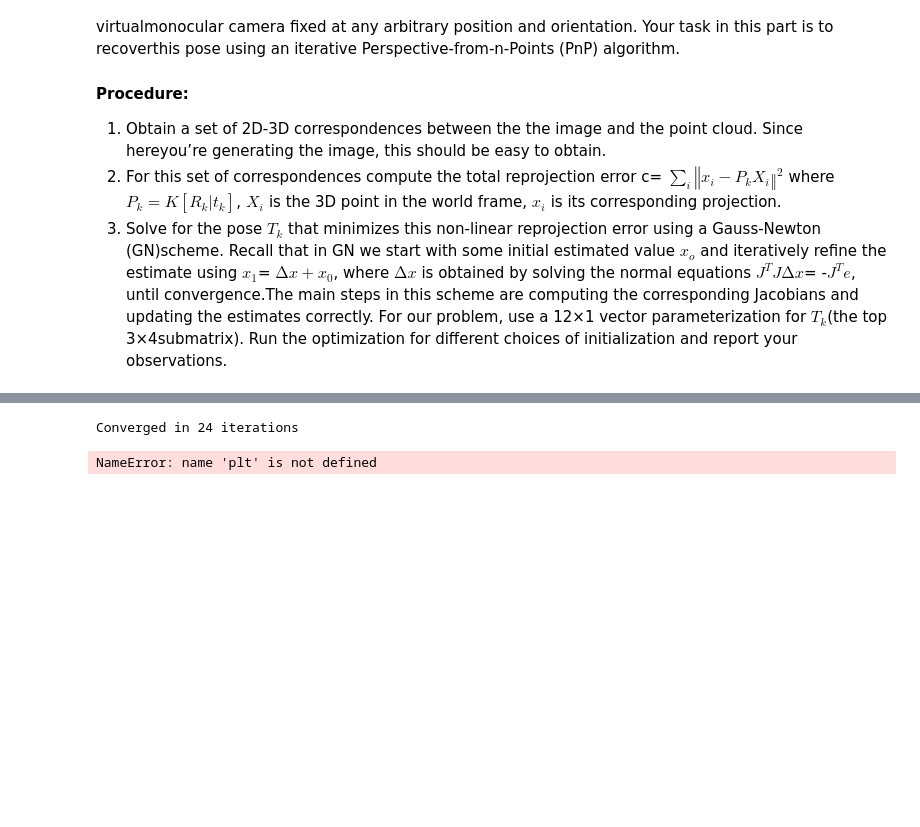
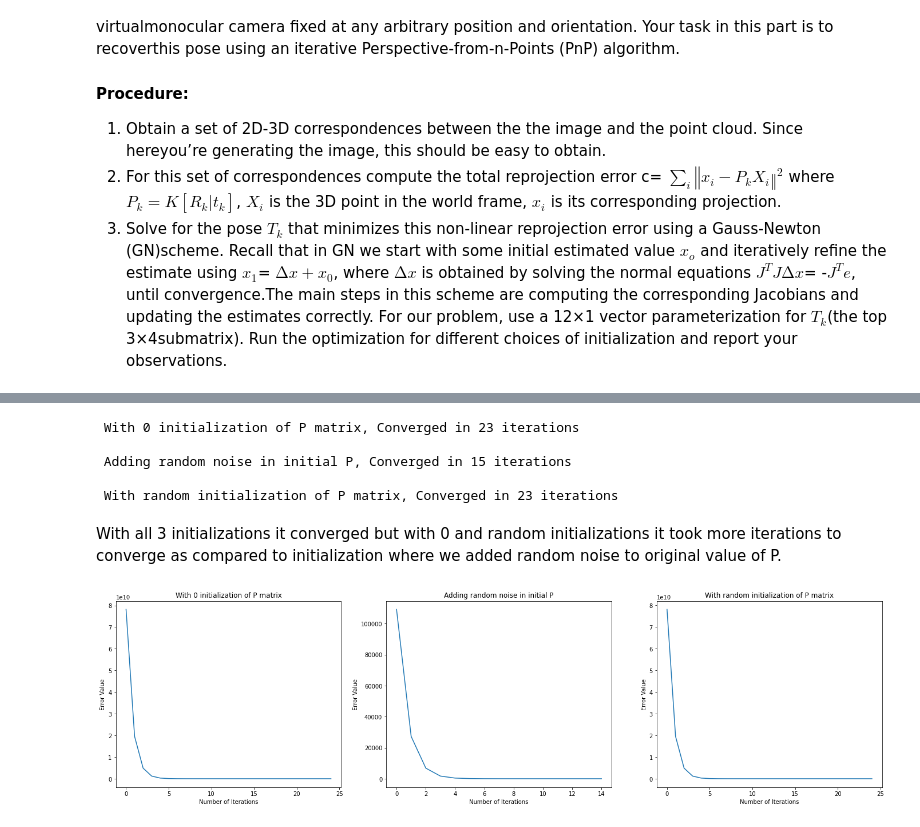
Before and after one commit to KanishAnand/Stereo-Vision-and-PnP, a Jupyter notebook: Project_2.ipynb, the cells around one changed output, grey strips where cells are left out. Drawn from its saved outputs; the diff is of its cells as text; code cells hidden in the pictures; blank space fills up the shorter version.

```diff
--- a/Project_2.ipynb
+++ b/Project_2.ipynb
@@ -201,5 +193,5 @@ import random
 # %%
-points = np.asarray(pcd.points)
+points = np.asarray(combined_pc.points)
 points_3d = []
 points_2d = []
 
@@ -250,33 +270,40 @@ def jacobian(points_2d, points_3d, P):
-# %%
-# initialize by adding random noise in original P
-# proj = P.reshape((12,1)) + np.random.normal(mu, sigma, (12,1))
-proj = np.zeros((12,1))
-
-iterations = 0
-e = residual(points_2d, points_3d, proj)
-initial_err = np.sum(e)
-# print("Initial Error:", initial_err)
-err = [initial_err]
-
-while True:
-    iterations += 1
-    J = jacobian(points_2d, points_3d, proj)
-    e = residual(points_2d, points_3d, proj)
-
-    # J^T @ J @ del_x = - J^T @ e
-    del_proj = - np.linalg.pinv(J.T @ J) @ J.T @ e
-    proj += del_proj.reshape((12,1))
-    err_val = np.sum(e)
-    err.append(err_val)
-#     print("Error values:", np.sum(e), "Iteration No:",i + 1)
-#     print(proj.reshape(1,12))
-#     print('\n')
-    if np.sum(e) < 1e-3:
-        print(f"Converged in {iterations} iterations")
-        break
-# %% [output]
-Converged in 24 iterations
-# %%
-plt.plot(err)
-# %% [output]
-NameError: name 'plt' is not defined
+# %%
+# comparison with different initialization of P
+st = []
+errs = []
+
+# initialize P with all 0's
+proj = np.zeros((12,1))
+st.append("With 0 initialization of P matrix")
+errs.append(step_GN(points_2d, points_3d, proj, st[-1]))
+
+# initialize by adding random noise in original P
+proj = P.reshape((12,1)) + np.random.normal(mu, sigma, (12,1))
+st.append("Adding random noise in initial P")
+errs.append(step_GN(points_2d, points_3d, proj, st[-1]))
+
+# initialize P with random values
+proj = np.random.normal(mu, sigma, (12,1))
+st.append("With random initialization of P matrix")
+errs.append(step_GN(points_2d, points_3d, proj, st[-1]))
+# %% [output]
+ With 0 initialization of P matrix, Converged in 23 iterations
+
+ Adding random noise in initial P, Converged in 15 iterations
+
+ With random initialization of P matrix, Converged in 23 iterations
+# %% [markdown]
+With all 3 initializations it converged but with 0 and random initializations it took more iterations to converge as compared to initialization where we added random noise to original value of P.
+# %%
+ROWS, COLS = 1, 3
+H, W = 6, 8
+
+fig, ax = plt.subplots(ROWS, COLS, figsize = (COLS*W, ROWS*H))
+
+for i in range(COLS):
+    ax[i].set_xlabel("Number of Iterations")
+    ax[i].set_ylabel("Error Value")
+    ax[i].set_title(st[i])
+    ax[i].plot(errs[i])
+# %% [output]
+[figure, added]
```
Also changed, not shown: parts of 15 cells of this notebook.
